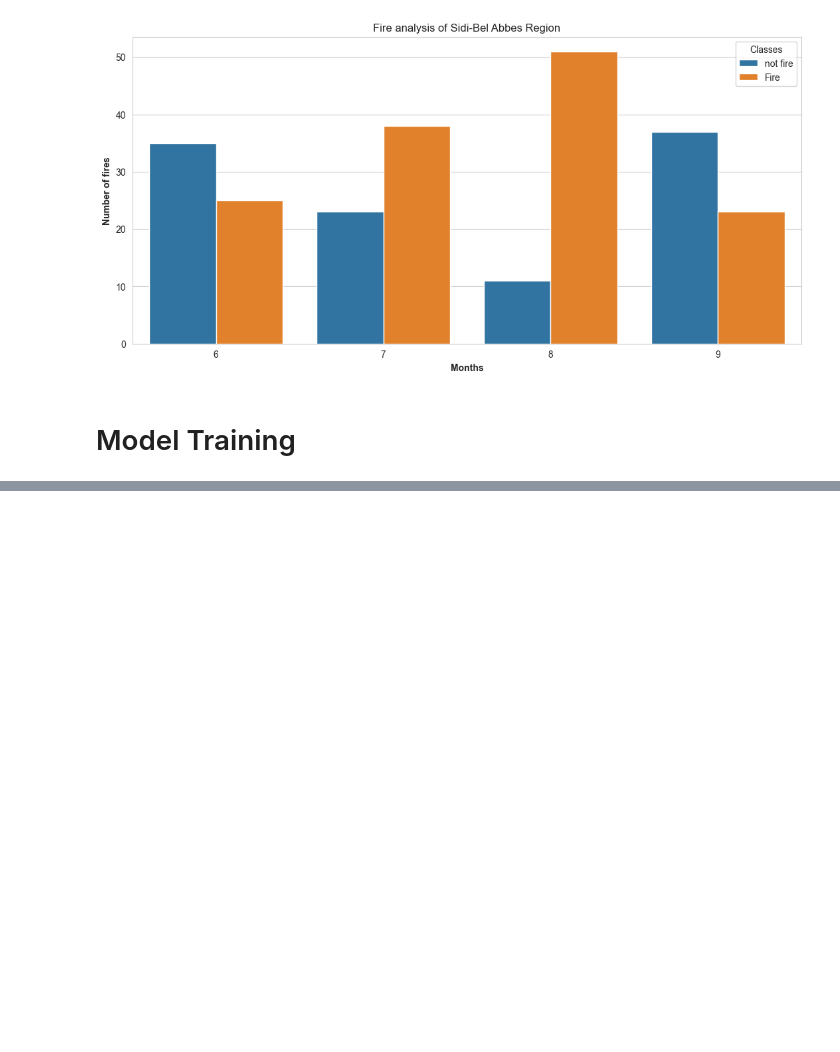
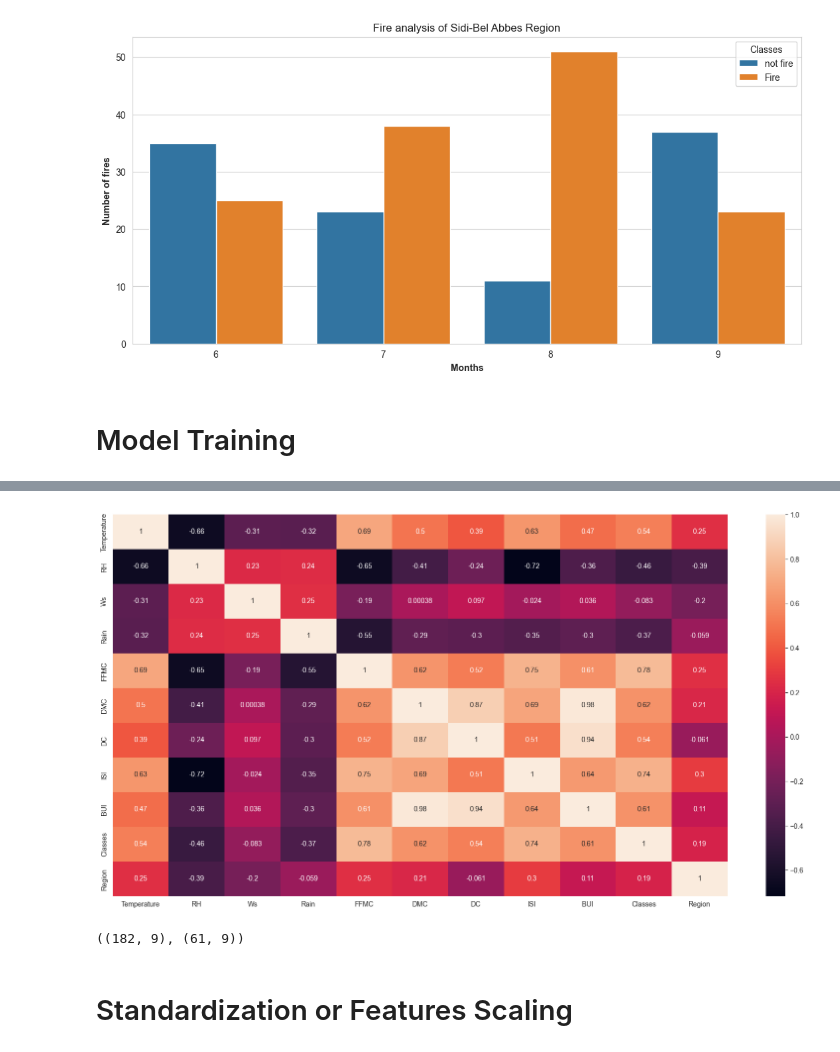
Before and after one commit to Shimul-Zahan/ML-Bootcamp, a Jupyter notebook: Ridge,Lasso And ElasticNet Algorithm/ridge_lassto_elastic_cv.ipynb, the cells around one changed output, grey strips where cells are left out. Cells and saved outputs as stored; diff of their text form; code cells hidden in the pictures; blank space fills up the shorter version.

Commit message:
Working with features selections

```diff
--- a/Ridge,Lasso And ElasticNet Algorithm/ridge_lassto_elastic_cv.ipynb
+++ b/Ridge,Lasso And ElasticNet Algorithm/ridge_lassto_elastic_cv.ipynb
@@ -322,0 +334,2 @@ data.head()
+# %%
+data.drop(columns=['day', 'month', 'year'], axis=1, inplace=True)
@@ -322,0 +344,9 @@ data.head()
+# %%
+# encoding the categorical features
+data['Classes'] = np.where(data['Classes'].str.contains('not fire'), 0, 1)
+# %%
+# Split the dataset into independent and depndent features
+# X = data.iloc()
+X = data.drop('FWI', axis=1)
+y = data['FWI']
+X.shape
@@ -322,0 +355,4 @@ data.head()
+# %%
+# splitting the datasets into train and test sets
+from sklearn.model_selection import train_test_split
+X_train, X_test, y_train, y_test = train_test_split(X, y, test_size=0.25, random_state=42)
@@ -322,0 +379,8 @@ data.head()
+# %%
+# Check for multicorrelation
+plt.figure(figsize=(20, 10))
+corr = X_train.corr()
+sns.heatmap(corr, annot=True)
+plt.show()
+# %% [output]
+[figure, added]
@@ -322,0 +401,9 @@ data.head()
+# %%
+# drop features when corr is more than 0.85
+X_train.drop(corr_features, axis=1, inplace=True)
+X_test.drop(corr_features, axis=1, inplace=True)
+X_train.shape, X_test.shape
+# %% [output]
+((182, 9), (61, 9))
+# %% [markdown]
+# Standardization or Features Scaling
```
Also changed, not shown: parts of 10 cells of this notebook.
